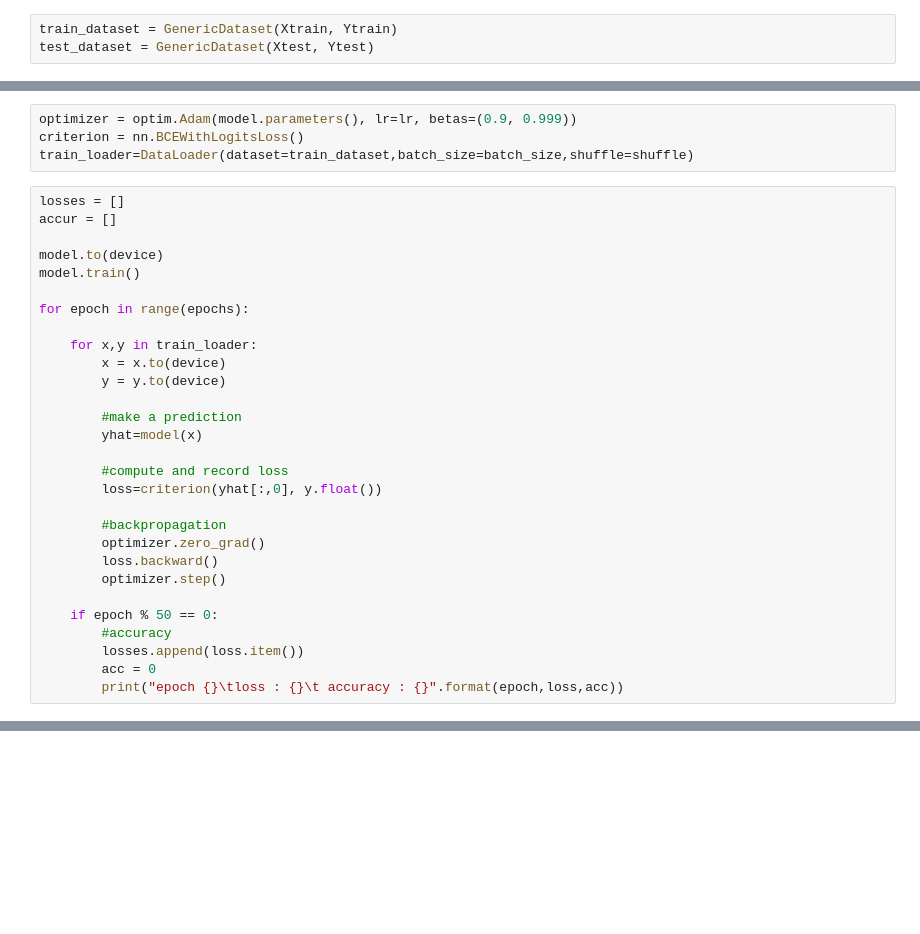
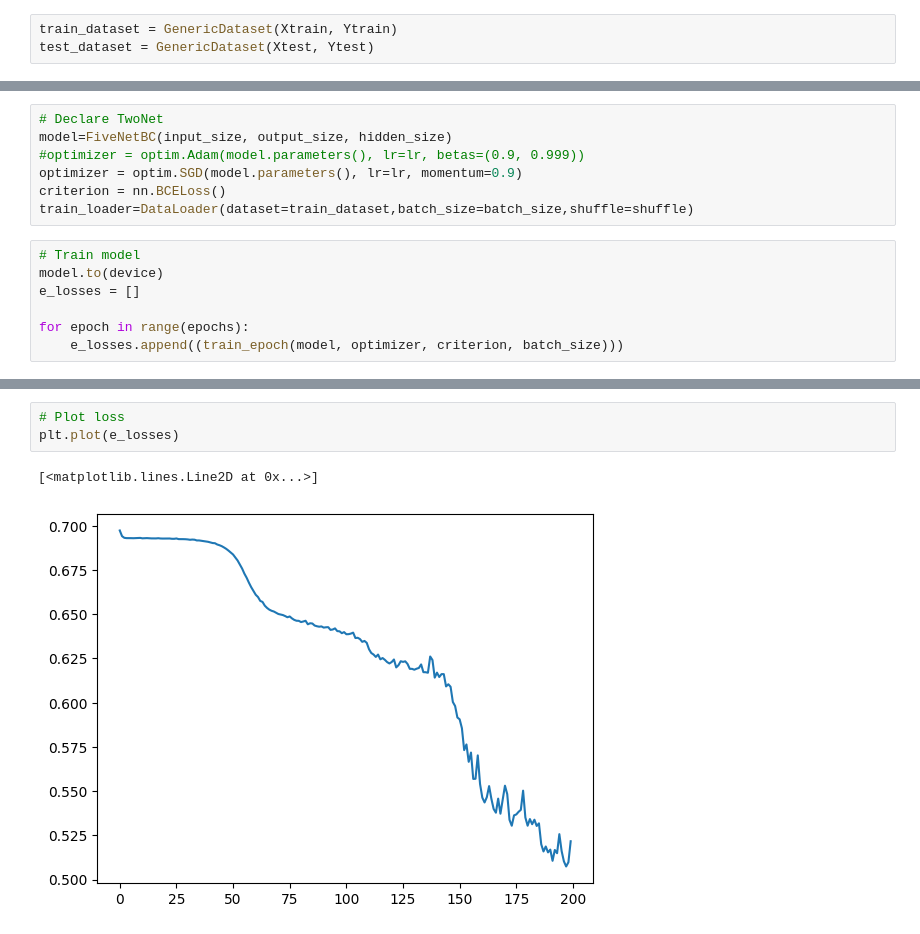
Before and after one commit to awang9999/nn-sensitivity-research, a Jupyter notebook: ensemble_variance_example/Spirals.ipynb, the cells around one changed output, grey strips where cells are left out. Saved outputs shown, nothing was run; the diff lists cells and outputs as text; blank space fills up the shorter version.

```diff
--- a/ensemble_variance_example/Spirals.ipynb
+++ b/ensemble_variance_example/Spirals.ipynb
@@ -65,33 +80,14 @@ model=TwoNet(input_size, output_size, hidden_size)
 # %%
-optimizer = optim.Adam(model.parameters(), lr=lr, betas=(0.9, 0.999))
-criterion = nn.BCEWithLogitsLoss()
+# Declare TwoNet
+model=FiveNetBC(input_size, output_size, hidden_size)
+#optimizer = optim.Adam(model.parameters(), lr=lr, betas=(0.9, 0.999))
+optimizer = optim.SGD(model.parameters(), lr=lr, momentum=0.9)
+criterion = nn.BCELoss()
 train_loader=DataLoader(dataset=train_dataset,batch_size=batch_size,shuffle=shuffle)
 # %%
-losses = []
-accur = []
-
+# Train model
 model.to(device)
-model.train()
+e_losses = []
 
 for epoch in range(epochs):
-
-    for x,y in train_loader:
-        x = x.to(device)
-        y = y.to(device)
-
-        #make a prediction
-        yhat=model(x)
-
-        #compute and record loss
-        loss=criterion(yhat[:,0], y.float())
-
-        #backpropagation
-        optimizer.zero_grad()
-        loss.backward()
-        optimizer.step()
-
-    if epoch % 50 == 0:
-        #accuracy
-        losses.append(loss.item())
-        acc = 0
-        print("epoch {}\tloss : {}\t accuracy : {}".format(epoch,loss,acc))
+    e_losses.append((train_epoch(model, optimizer, criterion, batch_size)))
@@ -127 +94,7 @@ Text(0, 0.5, 'loss')
+# %%
+# Plot loss
+plt.plot(e_losses)
+# %% [output]
+[<matplotlib.lines.Line2D at 0x...>]
+[figure, added]
 # %%
```
Also changed, not shown: parts of 14 cells of this notebook, 12 other files.
